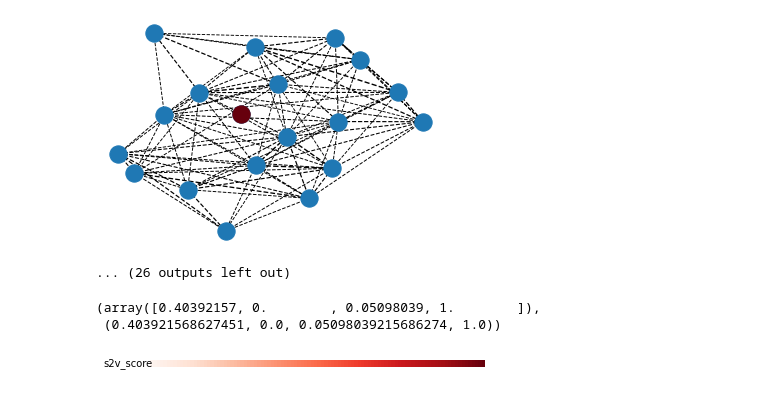
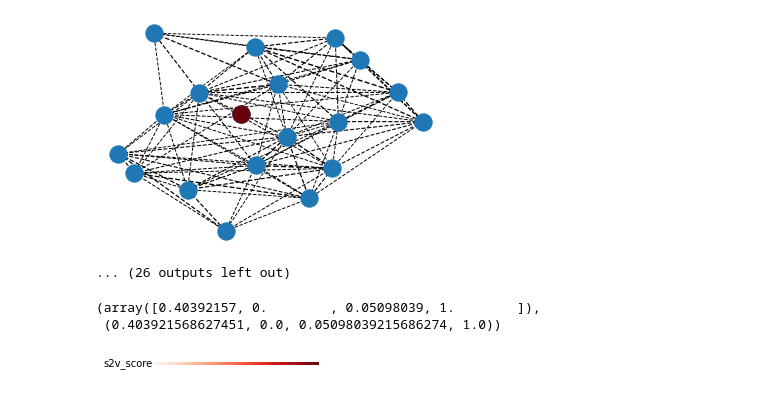
Before and after one commit to louwenjjr/improve_library_matching, a Jupyter notebook: 4-networks.ipynb, the cells around one changed output. Saved outputs shown, nothing was run; the diff lists cells and outputs as text; code cells hidden in the pictures.

```diff
--- a/4-networks.ipynb
+++ b/4-networks.ipynb
@@ -344,12 +371,12 @@ colours(np.linspace(0, 1, 100))[-1], colours(1.0)
 # %%
 gradient = np.linspace(0, 1, 100)
 gradient = np.vstack((gradient,gradient))
-fig, ax = plt.subplots()
+fig, ax = plt.subplots(figsize=(3,1))
 ax.imshow(gradient, cmap=colours)
 pos = list(ax.get_position().bounds)
 x_text = pos[0] - 0.01
 y_text = pos[1] + pos[3]/2.
 ax.text(x_text, y_text, 's2v_score', va='center', ha='right', fontsize=10)
 ax.set_axis_off()
 # %% [output]
-[figure, old version]
+[figure, new version]
```
Also changed, not shown: parts of 14 cells of this notebook.
